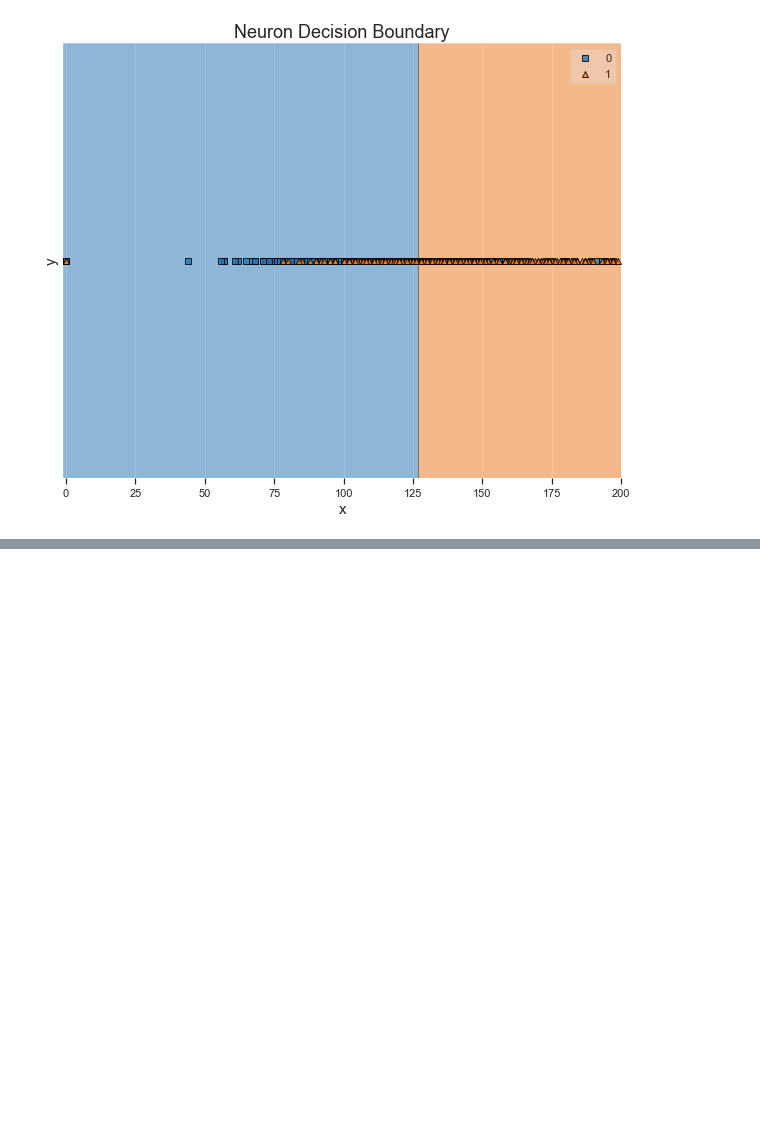
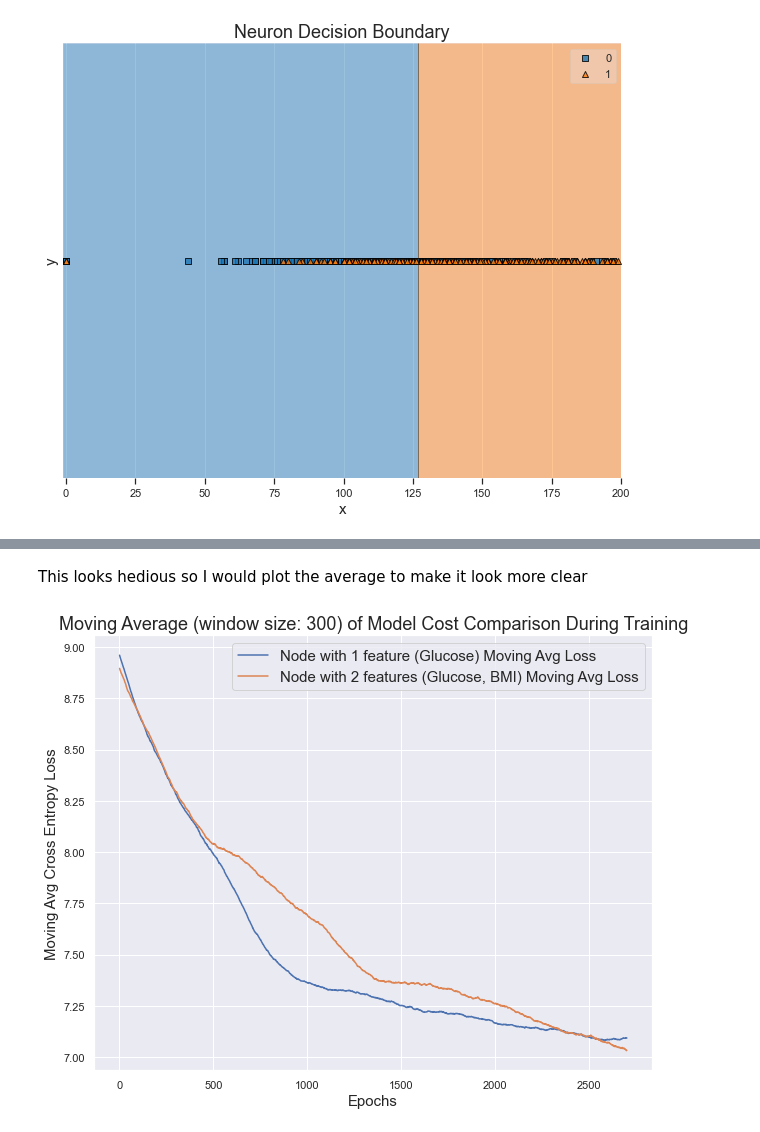
Before and after one commit to mrwenjie/wenjieinde577Project, a Jupyter notebook: Supervised Learning/Lecture 5/Single Neuron Logistic Regression.ipynb, the cells around one changed output, grey strips where cells are left out. Drawn from its saved outputs; the diff is of its cells as text; code cells hidden in the pictures; blank space fills up the shorter version.

```diff
--- a/Supervised Learning/Lecture 5/Single Neuron Logistic Regression.ipynb
+++ b/Supervised Learning/Lecture 5/Single Neuron Logistic Regression.ipynb
@@ -281,0 +326,30 @@ plt.show()
+# %% [markdown]
+This looks hedious so I would plot the average to make it look more clear
+# %%
+def moving_average(losses, window_size):
+    """Calculate the moving average given a window size."""
+    cumsum_vec = np.cumsum(np.insert(losses, 0, 0))
+    return (cumsum_vec[window_size:] - cumsum_vec[:-window_size]) / window_size
+
+# Define the window size for the moving average
+window_size = 300  # Adjust this value as needed
+
+# Calculate the moving averages for both nodes
+node_one_moving_avg = moving_average(node_one.errors_, window_size)
+node_two_moving_avg = moving_average(node_two.errors_, window_size)
+
+# Plotting the loss comparison with moving averages
+plt.figure(figsize=(10, 8))
+plt.plot(range(1, len(node_one_moving_avg) + 1),
+         node_one_moving_avg,
+         label="Node with 1 feature (Glucose) Moving Avg Loss")
+plt.plot(range(1, len(node_two_moving_avg) + 1),
+         node_two_moving_avg,
+         label="Node with 2 features (Glucose, BMI) Moving Avg Loss")
+plt.xlabel("Epochs", fontsize=15)
+plt.ylabel("Moving Avg Cross Entropy Loss", fontsize=15)
+plt.legend(fontsize=15)
+plt.title(f"Moving Average (window size: {window_size}) of Model Cost Comparison During Training", fontsize=18)
+plt.show()
+# %% [output]
+[figure, added]
```
Also changed, not shown: parts of 5 cells of this notebook, 1 other file.
